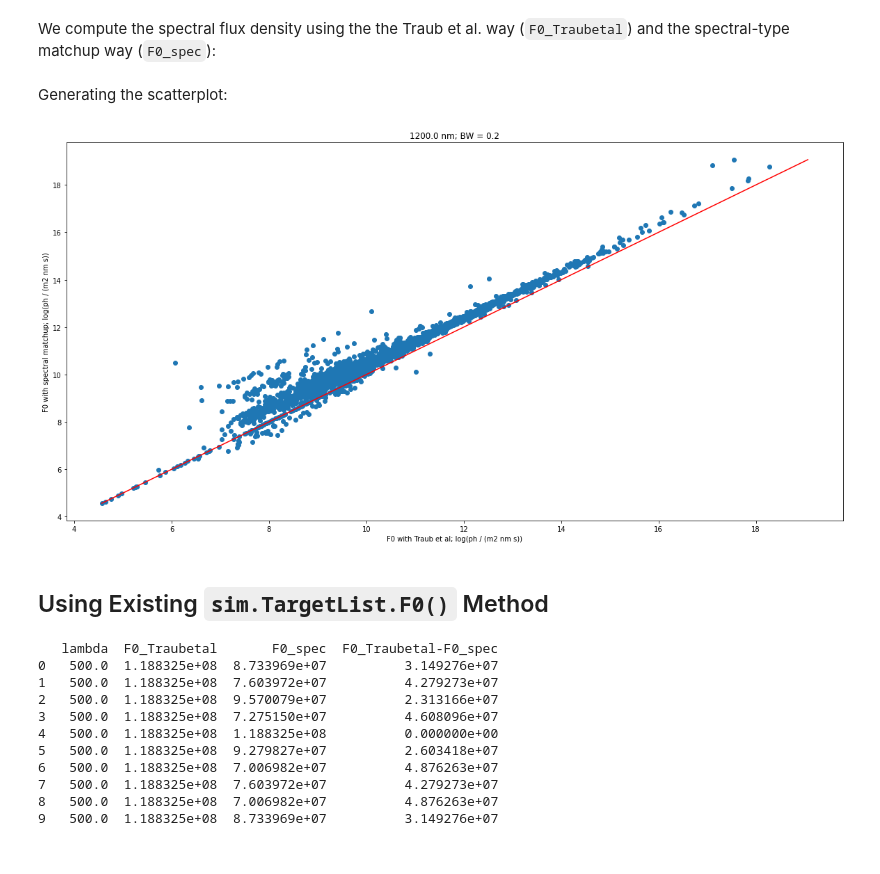
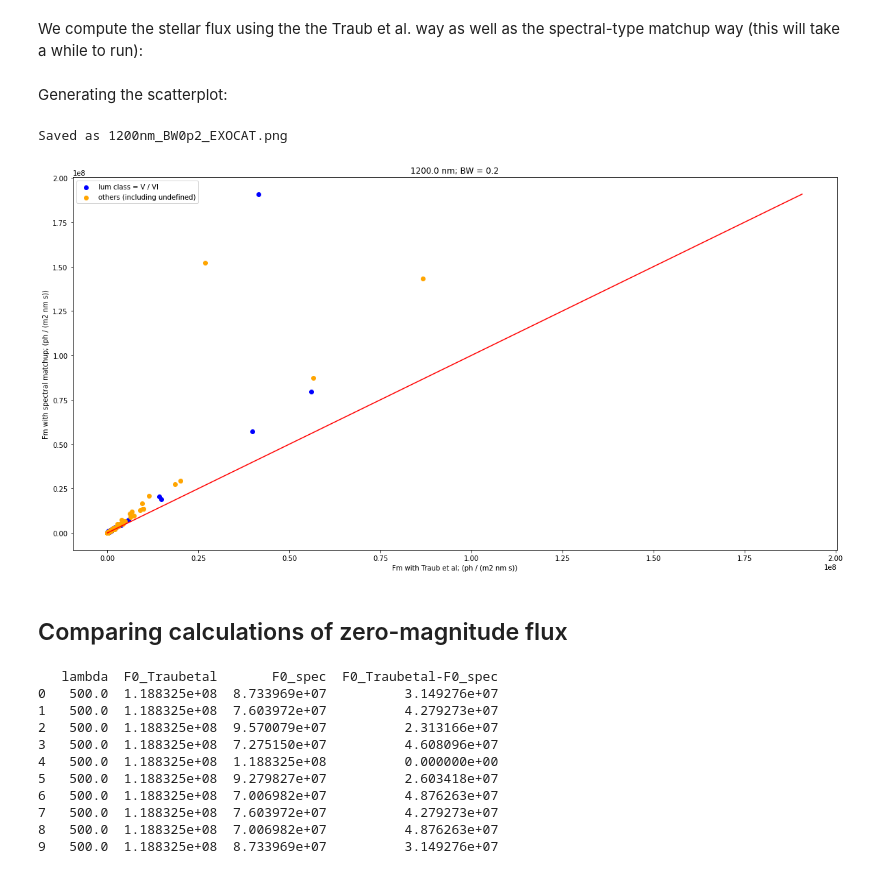
Before and after one commit to berlinchen7/EXOSIMS, a Jupyter notebook: probing/validate_spec_flux_dens_calc.ipynb, the cells around one changed output. Drawn from its saved outputs; the diff is of its cells as text; code cells hidden in the pictures.

Commit message:
Modified the scatterplot code comparing calc of stellar flux

```diff
--- a/probing/validate_spec_flux_dens_calc.ipynb
+++ b/probing/validate_spec_flux_dens_calc.ipynb
@@ -26,17 +28,17 @@ names, Vmag, BV, specs = data['hip_name'], data['st_vmag'], data['st_bmv'], data
 # names, Vmag, BV, specs  = sim.TargetList.Name, sim.TargetList.Vmag, sim.TargetList.BV, sim.TargetList.Spec
 # names, Vmag, BV, specs = list(names), list(V), list(BV), list(specs)
 # %% [markdown]
-We compute the spectral flux density using the the Traub et al. way (`F0_Traubetal`) and the spectral-type matchup way (`F0_spec`):
+We compute the stellar flux using the the Traub et al. way as well as the spectral-type matchup way (this will take a while to run):
 # %%
 import numpy as np
 import astropy.units as u
-from spec_flux_dens_util import calc_F0_Traubetal, calc_F0
+from spec_flux_dens_util import calc_Fm
 
 LAMBDA = 1200 * u.nm
 BW = 0.2
 
 lamb, bw = np.ones(len(names))*LAMBDA, np.ones(len(names))*BW
 
-F0_Traubetal = list(map(calc_F0_Traubetal, Vmag, BV, lamb))
-F0_spec = list(map(calc_F0, lamb, bw, Vmag, BV, specs))
+Fm_Traubetal = list(map(calc_Fm, lamb, bw, Vmag, BV))
+Fm_spec = list(map(calc_Fm, lamb, bw, Vmag, BV, specs))
 # %%
@@ -54,25 +55,49 @@ Generating the scatterplot:
 # %%
 import numpy as np
 import matplotlib.pyplot as plt
+from spec_flux_dens_util import find_specmatch
 
-x = np.log([f0.value for f0 in F0_Traubetal])
-y = np.log([f0.value for f0 in F0_spec])
+LOG10 = False
+
+x = [f0.value for f0 in Fm_Traubetal]
+y = [f0.value for f0 in Fm_spec]
+
+x = np.log10(x) if LOG10 else np.array(x)
+y = np.log10(y) if LOG10 else np.array(y)
 
 ninf = -float('inf')
 vmin, vmax = min(np.min(x[x != ninf]), np.min(y[y != ninf])), max(np.max(x), np.max(y))
 
+
+# Construct mask distinguishing stars with lum class V or VI:
+matched_specs = np.array(list(map(find_specmatch, specs)))
+mainseq_mask = []
+for sp in matched_specs:
+    if sp != None and sp[-2:] != 'IV' and (sp[-1] == 'V' or sp[-2:] == 'VI'):
+        mainseq_mask.append(True)
+    else:
+        mainseq_mask.append(False)
+mainseq_mask = np.array(mainseq_mask)
+
 plt.figure(figsize=(20, 10))
-plt.scatter(x, y)
+plt.scatter(x[mainseq_mask], y[mainseq_mask], label='lum class = V / VI', color='b')
+plt.scatter(x[~mainseq_mask], y[~mainseq_mask], label='others (including undefined)', color='orange')
 plt.plot([vmin, vmax], [vmin, vmax], color='red')
 plt.title(str(LAMBDA) + '; BW = ' + str(BW))
-plt.xlabel('F0 with Traub et al; log(ph / (m2 nm s))')
-plt.ylabel('F0 with spectral matchup; log(ph / (m2 nm s))')
+log10_str = 'log_10 ' if LOG10 else ''
+plt.xlabel('Fm with Traub et al; ' + log10_str + '(ph / (m2 nm s))')
+plt.ylabel('Fm with spectral matchup; ' + log10_str + '(ph / (m2 nm s))')
+plt.legend()
 # plt.show()
-plt.savefig(str(int(LAMBDA.value)) + 'nm_BW' + str(BW).replace('.', 'p') + '_EXOCAT.png', dpi=300)
+print('Saved as ' + str(int(LAMBDA.value)) + 'nm_BW' + str(BW).replace('.', 'p') + '_' + \
+      log10_str.replace(' ', '_') + 'EXOCAT.png')
+plt.savefig(str(int(LAMBDA.value)) + 'nm_BW' + str(BW).replace('.', 'p') + '_' + log10_str.replace(' ', '_') + \
+            'EXOCAT.png', dpi=300)
 # %% [output]
+Saved as 1200nm_BW0p2_EXOCAT.png
-[figure, old version]
+[figure, new version]
-# %% [markdown]
-## Using Existing `sim.TargetList.F0()` Method
+# %% [markdown]
+## Comparing calculations of zero-magnitude flux
 # %%
 import EXOSIMS,EXOSIMS.MissionSim,os.path
 scriptfile = '/Users/berlinc/Documents/exosims/EXOSIMS_fork/EXOSIMS/Scripts/HabEx_4m_coroOnly_DulzE_promo_EPRVmwants_lucky_charAsnr5_binMenn_20190929_mod.json'
```
Also changed, not shown: parts of 4 cells of this notebook, 1 other file.
